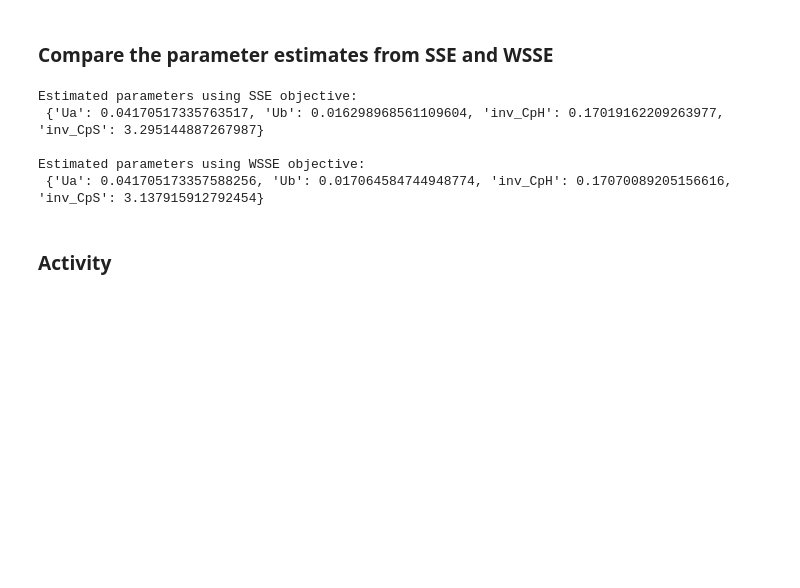
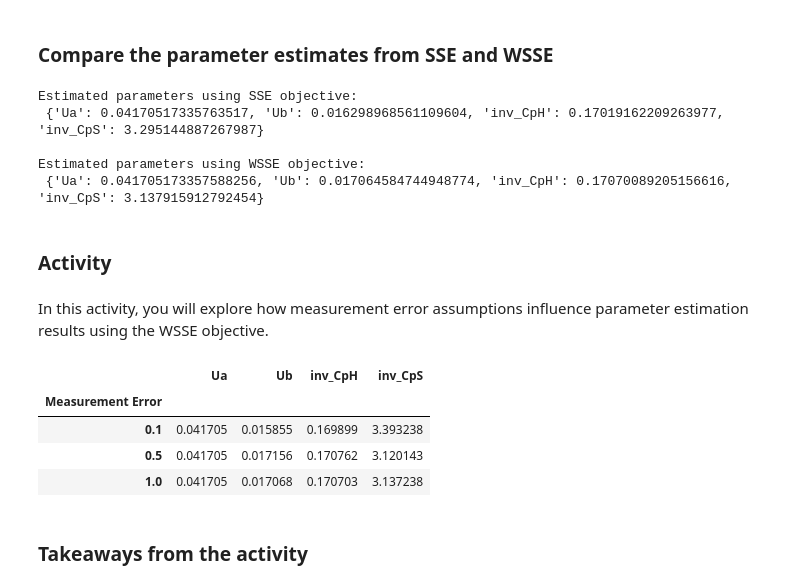
Before and after one commit to slilonfe5/pyomo-doe, a Jupyter notebook: notebooks/parmest.ipynb, the cells around one changed output. Drawn from its saved outputs; the diff is of its cells as text; code cells hidden in the pictures; blank space fills up the shorter version.

```diff
--- a/notebooks/parmest.ipynb
+++ b/notebooks/parmest.ipynb
@@ -276,3 +276,43 @@ Estimated parameters using WSSE objective:
  {'Ua': 0.041705173357588256, 'Ub': 0.017064584744948774, 'inv_CpH': 0.17070089205156616, 'inv_CpS': 3.137915912792454}
 # %% [markdown]
 ### Activity
+# %% [markdown]
+In this activity, you will explore how measurement error assumptions influence parameter estimation results
+using the WSSE objective.
+# %%
+# define the measurement errors
+meas_error = [0.1, 0.5, 1]
+# %%
+# define a list to store the result of the various measurement errors
+activity_results_list = []
+
+# for each of the measurement errors, estimate the parameters using ParmEst
+for error in meas_error:
+    # create a TC Lab experiment object
+    exp = TC_Lab_experiment(data=tc_data, number_of_states=number_tclab_states, measurement_error=error)
+
+    # create a ParmEst Estimator object
+    pest = parmest.Estimator([exp], obj_function='SSE_weighted', tee=False)
+
+    # estimate the parameters
+    obj, theta = pest.theta_est()
+
+    # add the measurement error associated with the parameter estimates
+    theta['Measurement Error'] = error
+
+    # update the list that stores the result of the various measurement errors
+    activity_results_list.append(theta)
+# %%
+# store the activity results in a dataframe
+activity_results_df = pd.DataFrame(activity_results_list).set_index('Measurement Error')
+
+# visualize the results
+display(activity_results_df)
+# %% [output]
+|  | Ua | Ub | inv_CpH | inv_CpS |
+| Measurement Error |  |  |  |  |
+| 0.1 | 0.041705 | 0.015855 | 0.169899 | 3.393238 |
+| 0.5 | 0.041705 | 0.017156 | 0.170762 | 3.120143 |
+| 1.0 | 0.041705 | 0.017068 | 0.170703 | 3.137238 |
+# %% [markdown]
+### Takeaways from the activity
```
Also changed, not shown: parts of 3 cells of this notebook, 2 other files.
